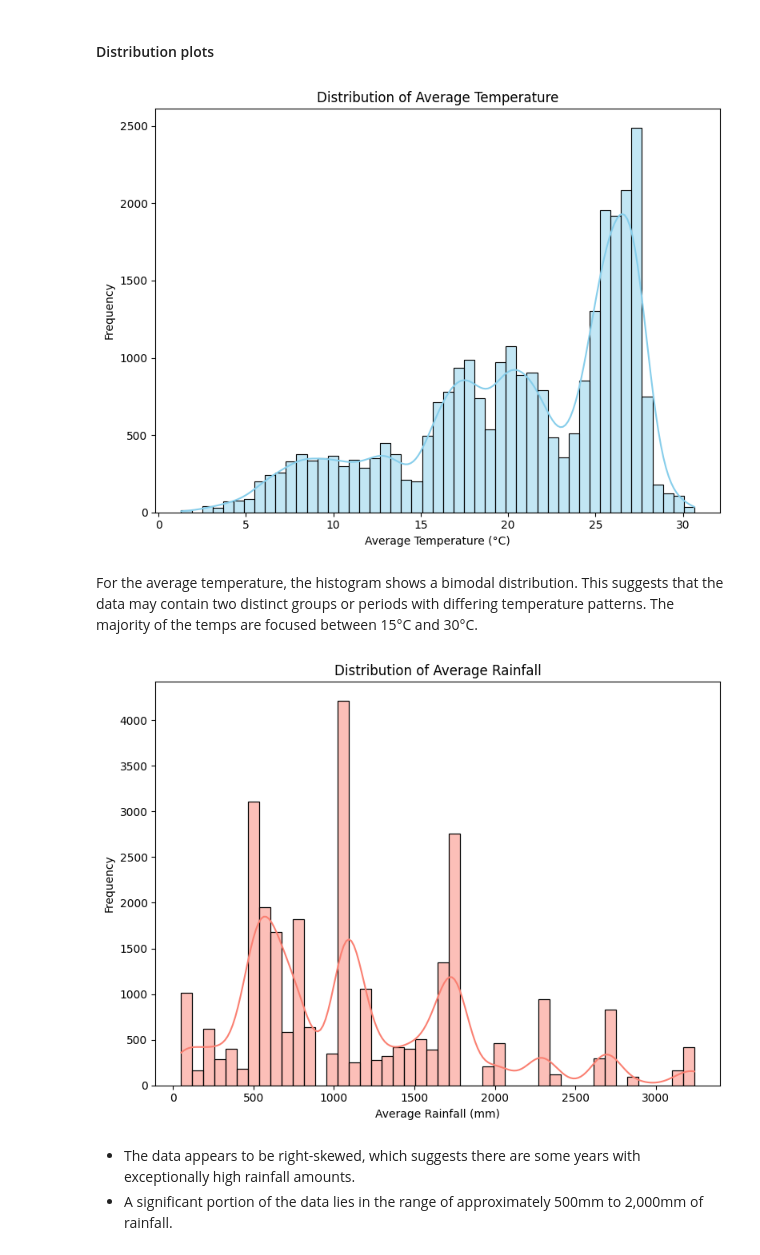
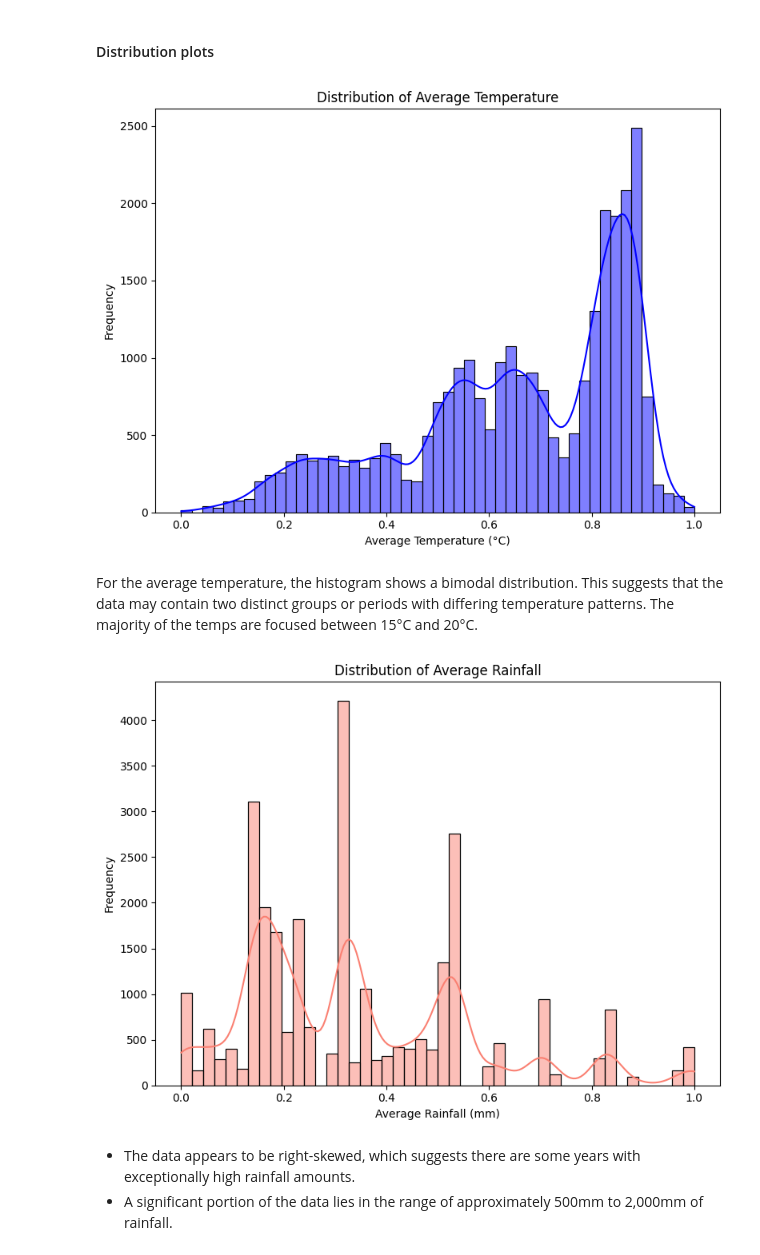
Before and after one commit to nkabram/um-milestone, a Jupyter notebook: Analysis_2.ipynb, the cells around one changed output. Cells and saved outputs as stored; diff of their text form; code cells hidden in the pictures.

```diff
--- a/Analysis_2.ipynb
+++ b/Analysis_2.ipynb
@@ -87,3 +110,23 @@ numerical_summary
   - Mean: 37,069.14
 
 **Note: The unit for pesticides is not specified but could refer to the amount used in kilograms or liters**
+# %%
+# Normalize the data
+def normalize_data(data):
+    # Remove rows with Year before 1990
+    data = data[data['Year'] >= 1990]
+
+    # List of columns to normalize
+    columns_to_normalize = ["Pesticides", "Average_Rainfall", "Average_Temperature"]
+
+    # Normalize the specified columns
+    for col in columns_to_normalize:
+        data[col] = (data[col] - data[col].min()) / (data[col].max() - data[col].min())
+
+    return data
+
+# Apply the function to the dataset
+data = normalize_data(data)
+
+# Display the first few rows of the normalized dataset
+data.head(), data.tail()
@@ -92,21 +153,21 @@ numerical_summary
 # %%
 # Distribution of Average Temperature
 def plot_temperature_distribution(df):
     """Plot histogram for Average Temperature."""
     plt.figure(figsize=(8, 6))
-    sns.histplot(df['Average_Temperature'], kde=True, color='skyblue')
+    sns.histplot(df['Average_Temperature'], kde=True, color='blue')
     plt.title('Distribution of Average Temperature')
     plt.xlabel('Average Temperature (°C)')
     plt.ylabel('Frequency')
     plt.tight_layout()
     plt.show()
 
 plot_temperature_distribution(data)
 # %% [output]
-[figure, old version]
+[figure, new version]
 # %% [markdown]
 For the average temperature, the histogram shows a bimodal distribution. This suggests that the data may contain two distinct groups or periods with differing temperature patterns.
-The majority of the temps are focused between 15°C and 30°C.
+The majority of the temps are focused between 15°C and 20°C.
 # %%
 # Distribution of Average rainfall
 def plot_rainfall_distribution(df):
@@ -121,7 +182,7 @@ def plot_rainfall_distribution(df):
 
 plot_rainfall_distribution(data)
 # %% [output]
-[figure, old version]
+[figure, new version]
 # %% [markdown]
 - The data appears to be right-skewed, which suggests there are some years with exceptionally high rainfall amounts.
 - A significant portion of the data lies in the range of approximately 500mm to 2,000mm of rainfall.
```
Also changed, not shown: parts of 31 cells of this notebook, 2 other files.
